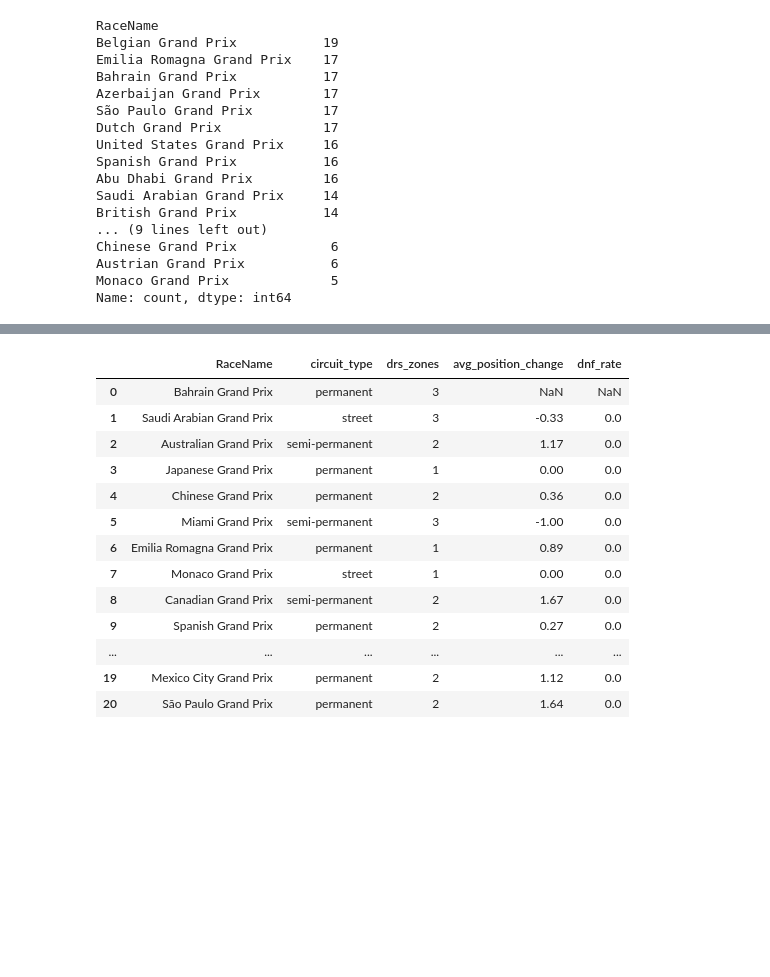
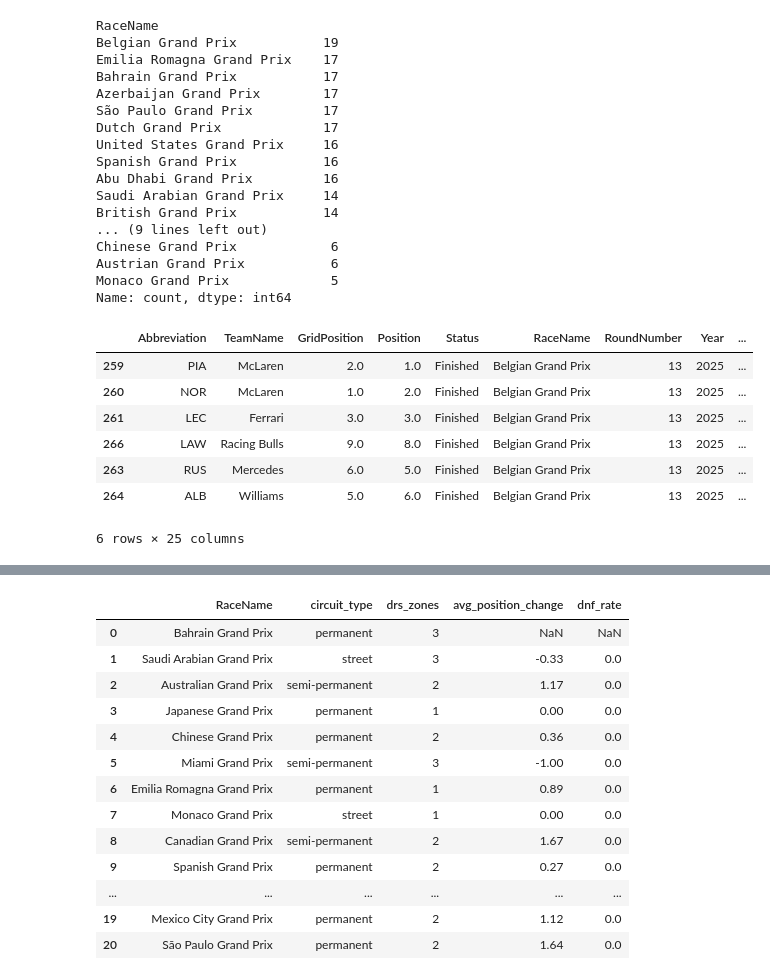
Before and after one commit to pyyroo-a/Formula-1-Fantasy-Predictor, a Jupyter notebook: notebooks/model-v5-track-profiles.ipynb, the cells around one changed output, grey strips where cells are left out. Saved outputs shown, nothing was run; the diff lists cells and outputs as text; code cells hidden in the pictures; blank space fills up the shorter version.

```diff
--- a/notebooks/model-v5-track-profiles.ipynb
+++ b/notebooks/model-v5-track-profiles.ipynb
@@ -238,4 +238,16 @@ Chinese Grand Prix            6
 Austrian Grand Prix           6
 Monaco Grand Prix             5
 Name: count, dtype: int64
+# %%
+team = build_fantasy_team(fantasy_table, "Belgian Grand Prix")
+team
+# %% [output]
+|  | Abbreviation | TeamName | GridPosition | Position | Status | RaceName | RoundNumber | Year | ... |
+| 259 | PIA | McLaren | 2.0 | 1.0 | Finished | Belgian Grand Prix | 13 | 2025 | ... |
+| 260 | NOR | McLaren | 1.0 | 2.0 | Finished | Belgian Grand Prix | 13 | 2025 | ... |
+| 261 | LEC | Ferrari | 3.0 | 3.0 | Finished | Belgian Grand Prix | 13 | 2025 | ... |
+| 266 | LAW | Racing Bulls | 9.0 | 8.0 | Finished | Belgian Grand Prix | 13 | 2025 | ... |
+| 263 | RUS | Mercedes | 6.0 | 5.0 | Finished | Belgian Grand Prix | 13 | 2025 | ... |
+| 264 | ALB | Williams | 5.0 | 6.0 | Finished | Belgian Grand Prix | 13 | 2025 | ... |
+6 rows × 25 columns
 # %%
```
Also changed, not shown: parts of 1 cell of this notebook, 19 other files.
